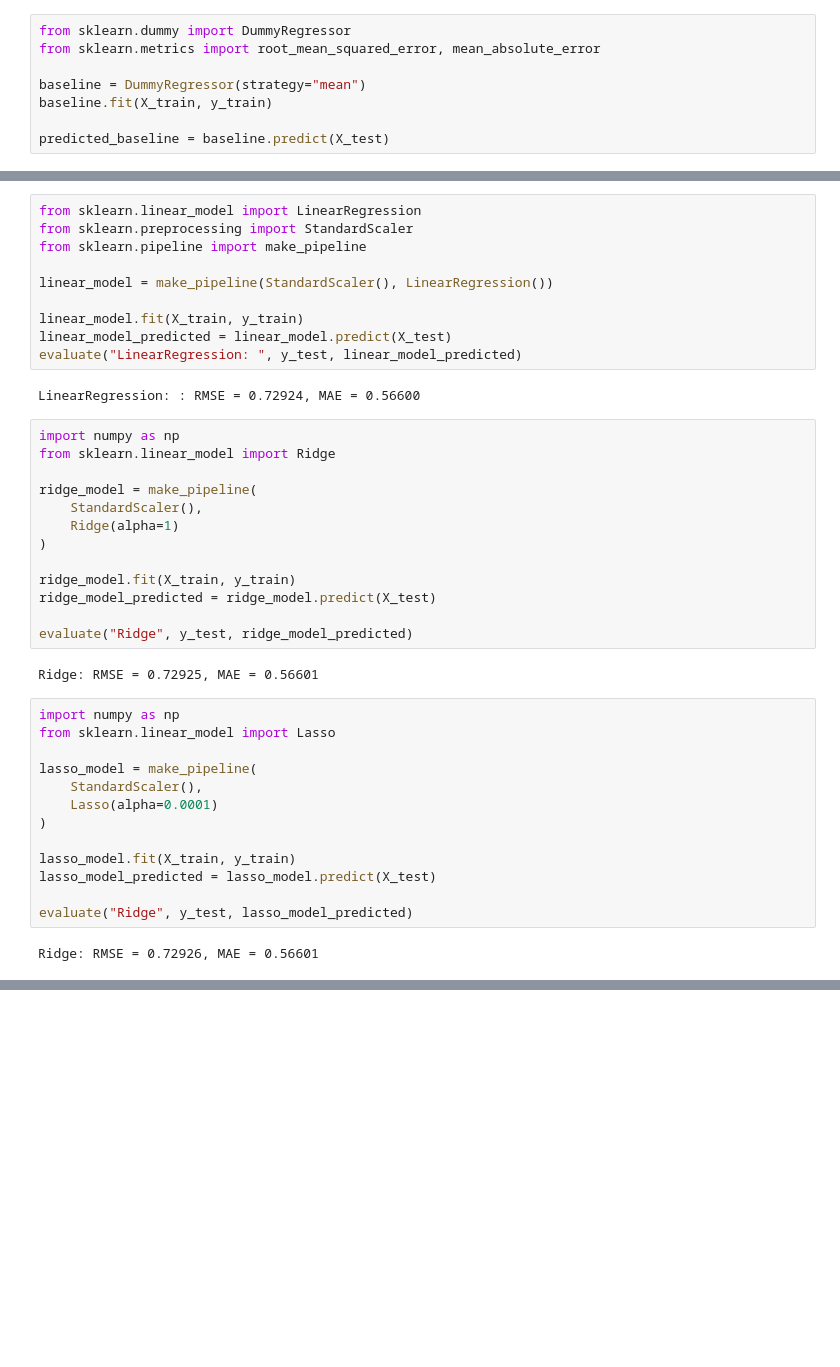
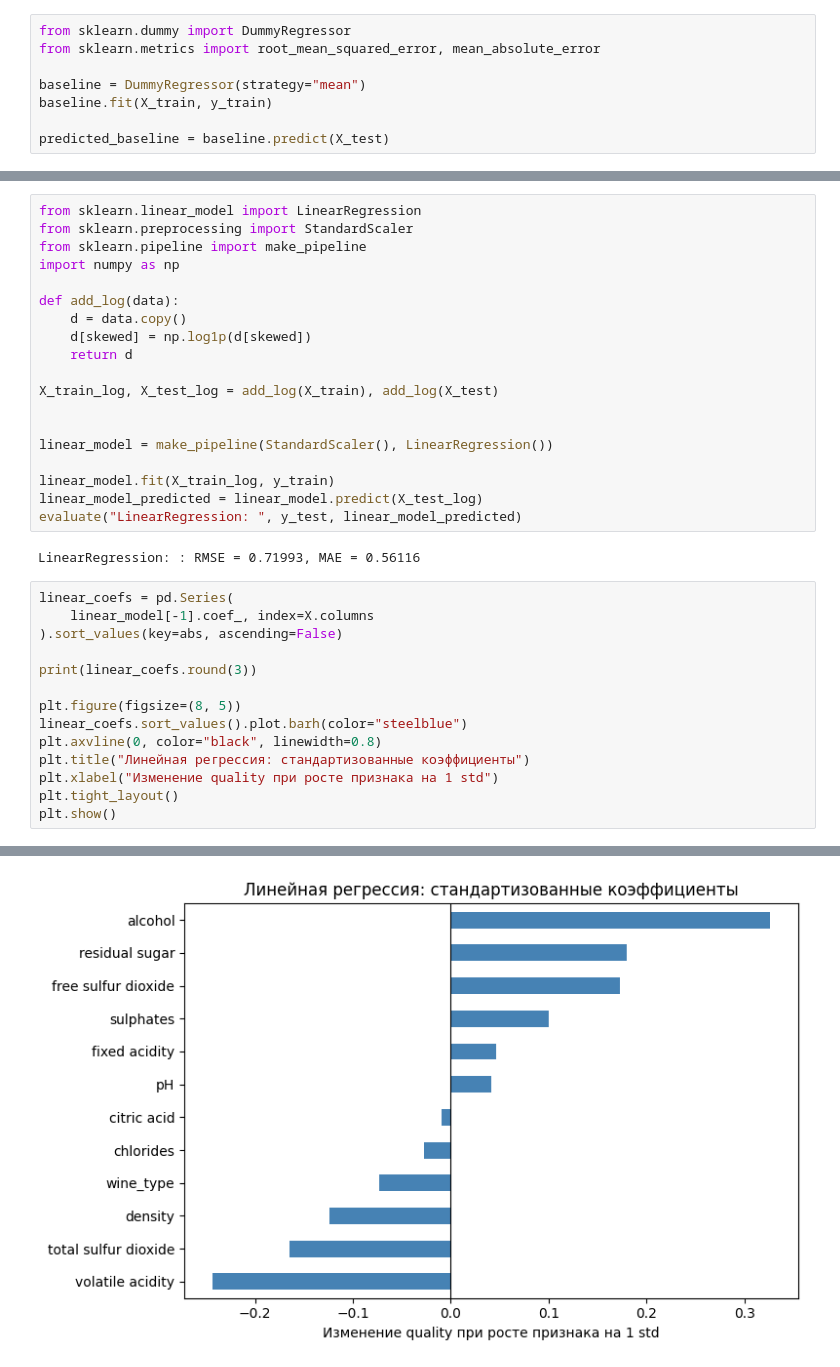
Before and after one commit to dalginichev1/ml_course_mai, a Jupyter notebook: regression/lab1.ipynb, the cells around one changed output, grey strips where cells are left out. Cells and saved outputs as stored; diff of their text form; blank space fills up the shorter version.

Commit message:
обучил все модели на rmse < 0.7

```diff
--- a/regression/lab1.ipynb
+++ b/regression/lab1.ipynb
@@ -78,41 +97,35 @@ Baseline: RMSE = 0.88010, MAE = 0.69479
 from sklearn.linear_model import LinearRegression
 from sklearn.preprocessing import StandardScaler
 from sklearn.pipeline import make_pipeline
+import numpy as np
+
+def add_log(data):
+    d = data.copy()
+    d[skewed] = np.log1p(d[skewed])
+    return d
+
+X_train_log, X_test_log = add_log(X_train), add_log(X_test)
+
 
 linear_model = make_pipeline(StandardScaler(), LinearRegression())
 
-linear_model.fit(X_train, y_train)
-linear_model_predicted = linear_model.predict(X_test)
+linear_model.fit(X_train_log, y_train)
+linear_model_predicted = linear_model.predict(X_test_log)
 evaluate("LinearRegression: ", y_test, linear_model_predicted)
 # %% [output]
-LinearRegression: : RMSE = 0.72924, MAE = 0.56600
+LinearRegression: : RMSE = 0.71993, MAE = 0.56116
-# %%
-import numpy as np
-from sklearn.linear_model import Ridge
-
-ridge_model = make_pipeline(
-    StandardScaler(),
-    Ridge(alpha=1)
-)
-
-ridge_model.fit(X_train, y_train)
-ridge_model_predicted = ridge_model.predict(X_test)
-
-evaluate("Ridge", y_test, ridge_model_predicted)
-# %% [output]
-Ridge: RMSE = 0.72925, MAE = 0.56601
-# %%
-import numpy as np
-from sklearn.linear_model import Lasso
-
-lasso_model = make_pipeline(
-    StandardScaler(),
-    Lasso(alpha=0.0001)
-)
-
-lasso_model.fit(X_train, y_train)
-lasso_model_predicted = lasso_model.predict(X_test)
-
-evaluate("Ridge", y_test, lasso_model_predicted)
-# %% [output]
-Ridge: RMSE = 0.72926, MAE = 0.56601
+# %%
+linear_coefs = pd.Series(
+    linear_model[-1].coef_, index=X.columns
+).sort_values(key=abs, ascending=False)
+
+print(linear_coefs.round(3))
+
+plt.figure(figsize=(8, 5))
+linear_coefs.sort_values().plot.barh(color="steelblue")
+plt.axvline(0, color="black", linewidth=0.8)
+plt.title("Линейная регрессия: стандартизованные коэффициенты")
+plt.xlabel("Изменение quality при росте признака на 1 std")
+plt.tight_layout()
+plt.show()
+# %% [output]
@@ -118,0 +145 @@ Ridge: RMSE = 0.72926, MAE = 0.56601
+[figure, added]
```
Also changed, not shown: parts of 18 cells of this notebook.
